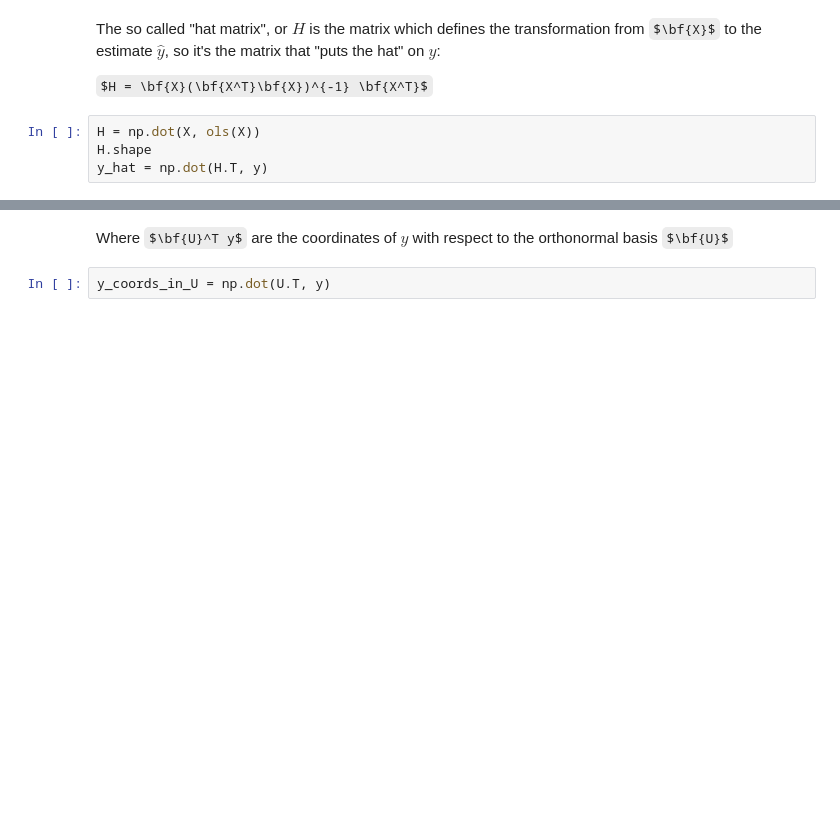
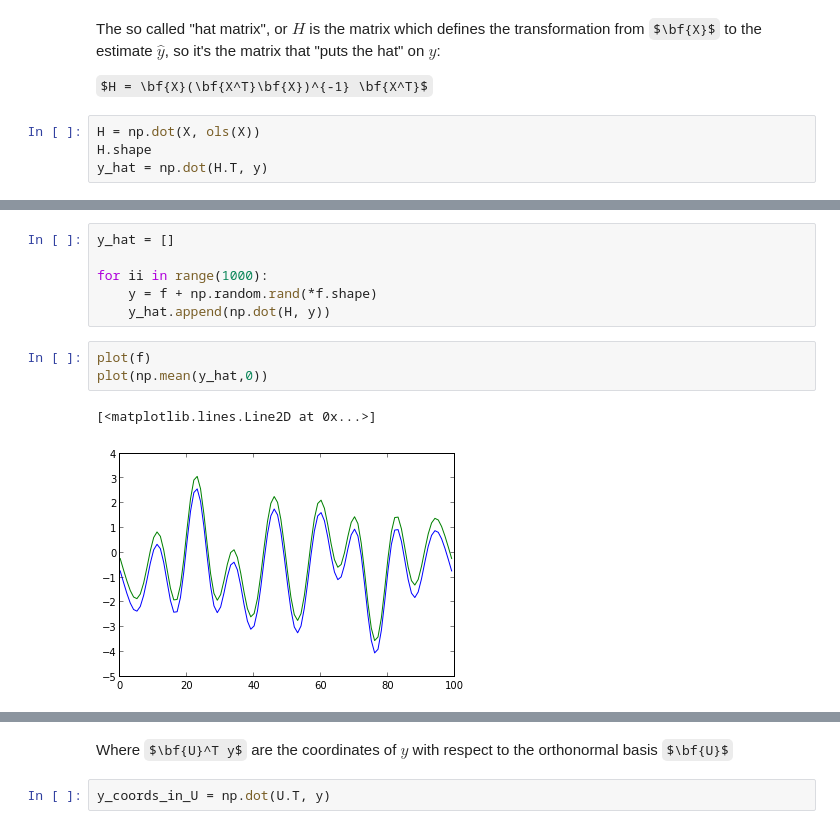
Before and after one commit to jbpoline/bayfmri, a Jupyter notebook: notebooks/005-Simple-Linear-Regression.ipynb, the cells around one changed output, grey strips where cells are left out. Drawn from its saved outputs; the diff is of its cells as text; some formulas as TeX source; blank space fills up the shorter version.

```diff
--- a/notebooks/005-Simple-Linear-Regression.ipynb
+++ b/notebooks/005-Simple-Linear-Regression.ipynb
@@ -237,0 +259,12 @@ $\hat{\beta} \sim \mathcal{N}(\beta, (\bf{X}^T \bf{X})^{-1} \sigma^2)$
+# %%
+y_hat = []
+
+for ii in range(1000):
+    y = f + np.random.rand(*f.shape)
+    y_hat.append(np.dot(H, y))
+# %%
+plot(f)
+plot(np.mean(y_hat,0))
+# %% [output]
+[<matplotlib.lines.Line2D at 0x...>]
+[figure, added]
```
Also changed, not shown: parts of 49 cells of this notebook.
